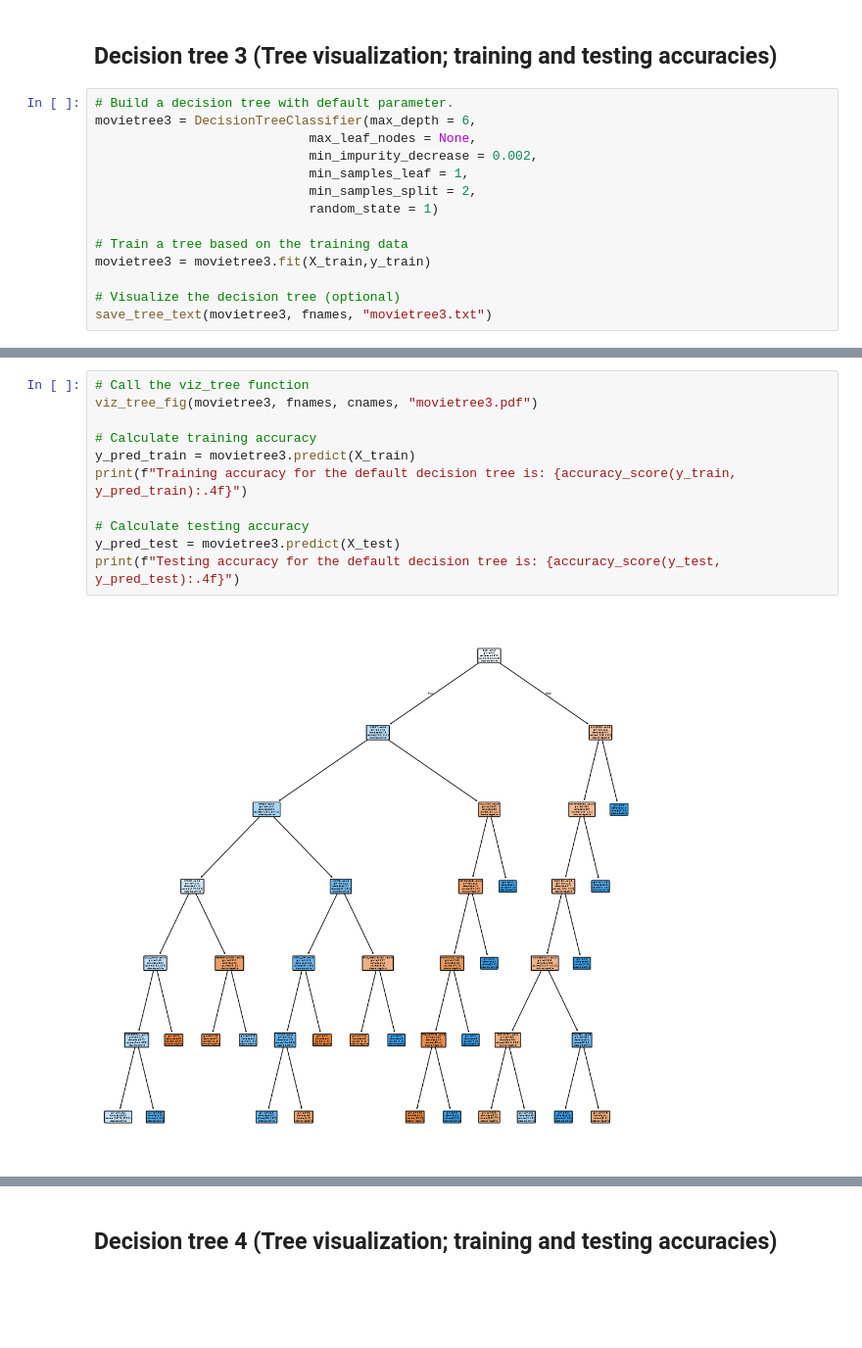
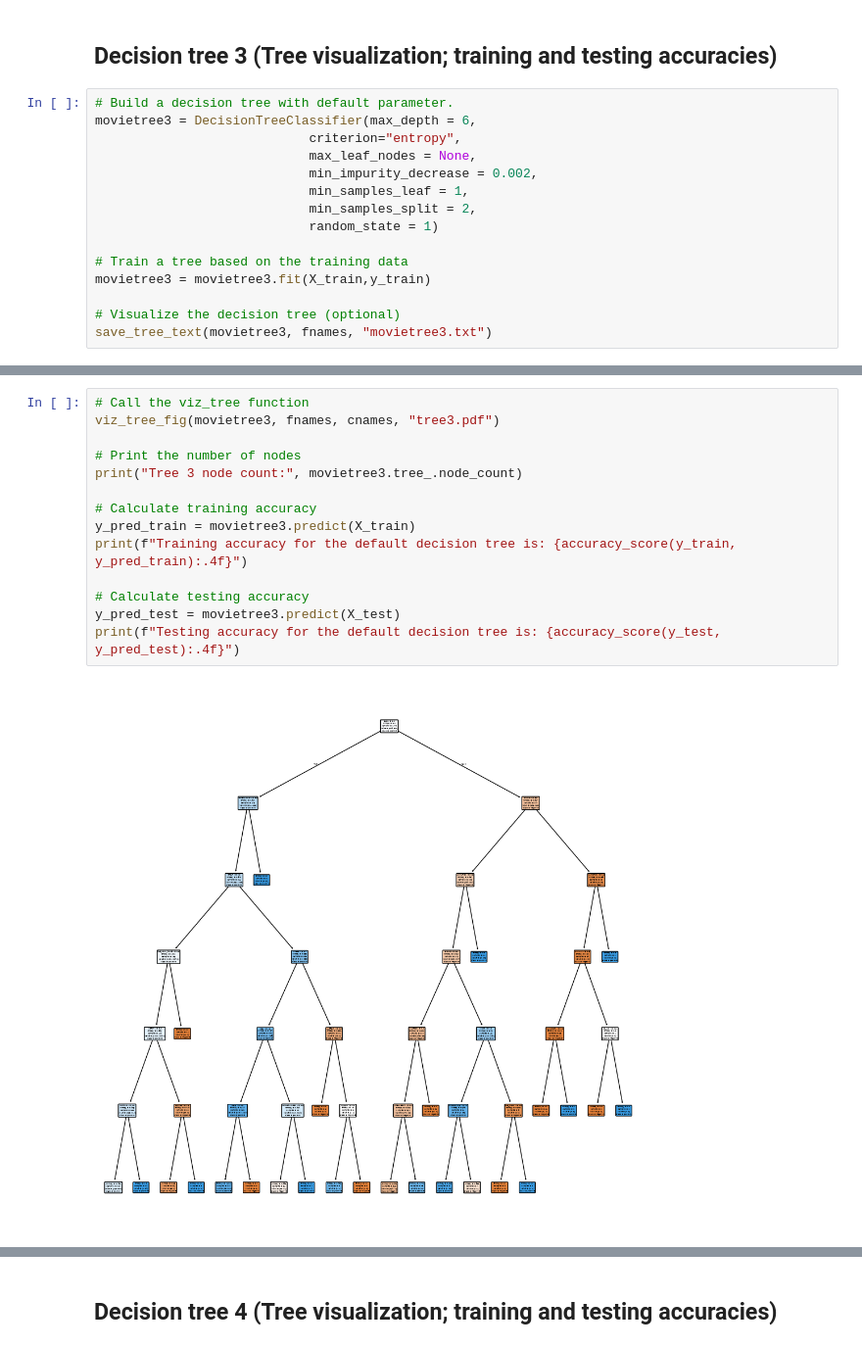
Before and after one commit to junseo25/comm4259-work, a Jupyter notebook: assignment_01/10-07-26_Jun_Seo_Lee_Assignment_01-Decision_Trees.ipynb, the cells around one changed output, grey strips where cells are left out. Shown at 98% size. Saved outputs shown, nothing was run; the diff lists cells and outputs as text; blank space fills up the shorter version.

```diff
--- a/assignment_01/10-07-26_Jun_Seo_Lee_Assignment_01-Decision_Trees.ipynb
+++ b/assignment_01/10-07-26_Jun_Seo_Lee_Assignment_01-Decision_Trees.ipynb
@@ -246,6 +257,7 @@ Testing accuracy for the default decision tree is: 0.6269
 # %%
 # Build a decision tree with default parameter.
 movietree3 = DecisionTreeClassifier(max_depth = 6,
+                            criterion="entropy",
                             max_leaf_nodes = None,
                             min_impurity_decrease = 0.002,
                             min_samples_leaf = 1,
@@ -278,13 +290,16 @@ save_tree_text(movietree3, fnames, "movietree3.txt")
 # %%
 # Call the viz_tree function
-viz_tree_fig(movietree3, fnames, cnames, "movietree3.pdf")
+viz_tree_fig(movietree3, fnames, cnames, "tree3.pdf")
+
+# Print the number of nodes
+print("Tree 3 node count:", movietree3.tree_.node_count)
 
 # Calculate training accuracy
 y_pred_train = movietree3.predict(X_train)
 print(f"Training accuracy for the default decision tree is: {accuracy_score(y_train, y_pred_train):.4f}")
 
 # Calculate testing accuracy
 y_pred_test = movietree3.predict(X_test)
 print(f"Testing accuracy for the default decision tree is: {accuracy_score(y_test, y_pred_test):.4f}")
 # %% [output]
-[figure, old version]
+[figure, new version]
```
Also changed, not shown: parts of 13 cells of this notebook, 9 other files.
